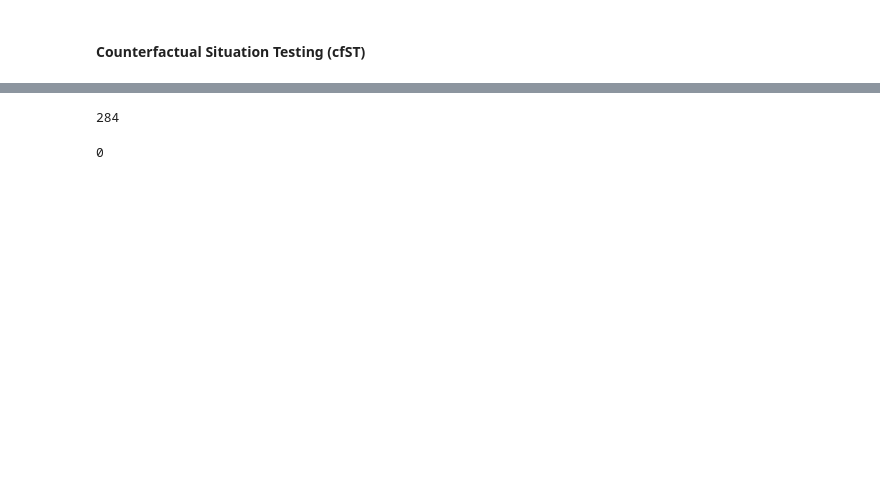
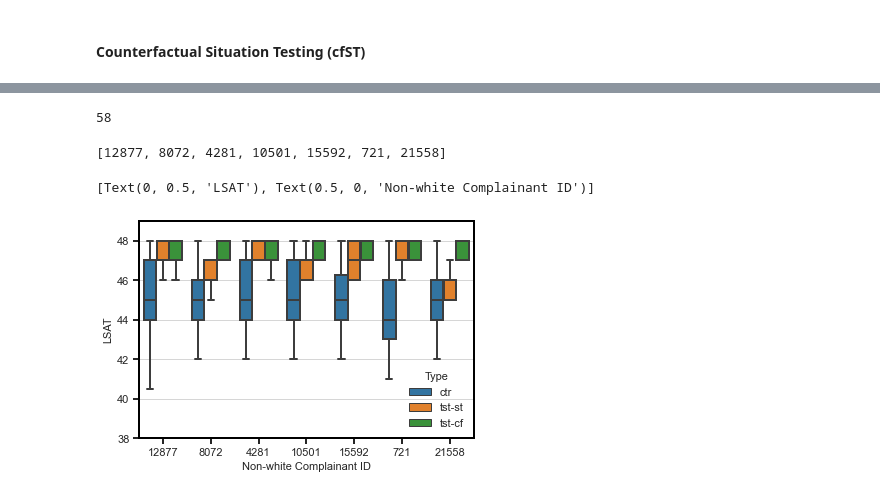
Before and after one commit to cc-jalvarez/revisiting-the-comparator, a Jupyter notebook: src/analysis_law_school.ipynb, the cells around one changed output, grey strips where cells are left out. Cells and saved outputs as stored; diff of their text form; code cells hidden in the pictures; blank space fills up the shorter version.

```diff
--- a/src/analysis_law_school.ipynb
+++ b/src/analysis_law_school.ipynb
@@ -407,9 +341,0 @@ w_res_df['cfST_w'] = wcf_st.run(target_att=feat_trgt, target_val=feat_trgt_vals,
-# %%
-w_res_df[(w_res_df['cfST_w'] > tau)].shape[0]
-# %% [output]
-284
-# %%
-# positive discrimination?
-w_res_df[(w_res_df['cfST_w'] < tau)].shape[0]
-# %% [output]
-0
@@ -415,0 +347,51 @@ w_res_df[(w_res_df['cfST_w'] < tau)].shape[0]
+# %%
+# complainants in both stST and cfST
+set1 = w_res_df[(w_res_df['stST'] > tau) & (w_res_df['cfST'] > tau)].index.to_list()
+print(len(set1))
+# %% [output]
+58
+# %%
+# let's look at those c's that appear both in stST and cfST
+test_n = 7
+
+test_c = random.sample(set1, test_n)
+# test_c = random.sample(set2, test_n)
+
+print(test_c)
+
+var = ['LSAT', 'UGPA']
+temp_df_list = []
+
+for c in test_c:
+
+    temp_ctr = org_df.iloc[stST_knn[c]['ctr_idx'], :][var].copy()
+    temp_ctr['ID'] = str(c)
+    temp_ctr['Type'] = 'ctr'
+    temp_df_list.append(temp_ctr)
+    del temp_ctr
+
+    temp_tst_st = org_df.iloc[stST_knn[c]['tst_idx'], :][var].copy()
+    temp_tst_st['ID'] = str(c)
+    temp_tst_st['Type'] = 'tst-st'
+    temp_df_list.append(temp_tst_st)
+    del temp_tst_st
+
+    temp_tst_cf = org_cf_df.iloc[cfST_knn[c]['tst_idx'], :][var].copy()
+    temp_tst_cf['ID'] = str(c)
+    temp_tst_cf['Type'] = 'tst-cf'
+    temp_df_list.append(temp_tst_cf)
+    del temp_tst_cf
+
+box_plot_data = pd.concat(temp_df_list)
+del temp_df_list
+# %% [output]
+[12877, 8072, 4281, 10501, 15592, 721, 21558]
+# %%
+# box_plot_data
+plt.ylim(38, 49)
+sns.boxplot(x = box_plot_data['ID'],
+            y = box_plot_data['LSAT'],
+            hue = box_plot_data['Type']).set(ylabel = 'LSAT', xlabel = 'Non-white Complainant ID')
+# %% [output]
+[Text(0, 0.5, 'LSAT'), Text(0.5, 0, 'Non-white Complainant ID')]
+[figure, added]
```
Also changed, not shown: parts of 49 cells of this notebook, 5 other files.
